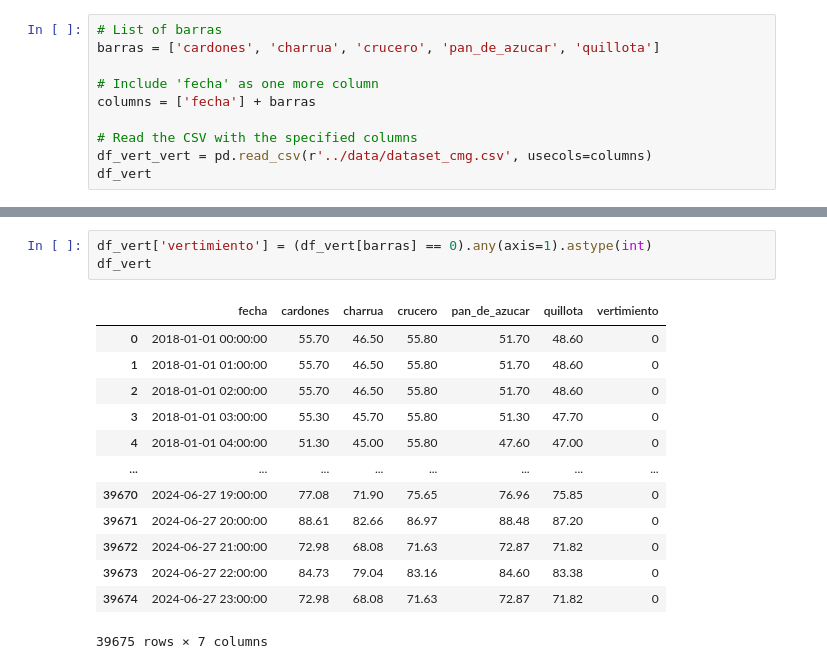
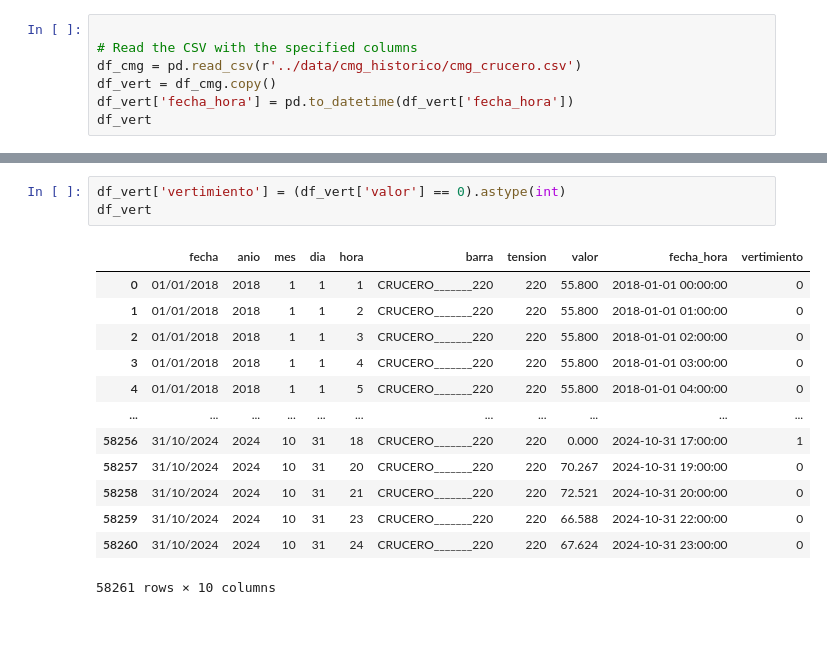
Before and after one commit to N-Sotelo98/INF3813-1-Deep-learning-avanzado, a Jupyter notebook: notebooks/etl_dataset.ipynb, the cells around one changed output, grey strips where cells are left out. Drawn from its saved outputs; the diff is of its cells as text; blank space fills up the shorter version.

```diff
--- a/notebooks/etl_dataset.ipynb
+++ b/notebooks/etl_dataset.ipynb
@@ -4,11 +5,8 @@ import numpy as np
 # %%
-# List of barras
-barras = ['cardones', 'charrua', 'crucero', 'pan_de_azucar', 'quillota']
-
-# Include 'fecha' as one more column
-columns = ['fecha'] + barras
 
 # Read the CSV with the specified columns
-df_vert_vert = pd.read_csv(r'../data/dataset_cmg.csv', usecols=columns)
+df_cmg = pd.read_csv(r'../data/cmg_historico/cmg_crucero.csv')
+df_vert = df_cmg.copy()
+df_vert['fecha_hora'] = pd.to_datetime(df_vert['fecha_hora'])
 df_vert
 # %% [output]
@@ -28,17 +38,17 @@ df_vert
 # %%
-df_vert['vertimiento'] = (df_vert[barras] == 0).any(axis=1).astype(int)
+df_vert['vertimiento'] = (df_vert['valor'] == 0).astype(int)
 df_vert
 # %% [output]
-|  | fecha | cardones | charrua | crucero | pan_de_azucar | quillota | vertimiento |
-| 0 | 2018-01-01 00:00:00 | 55.70 | 46.50 | 55.80 | 51.70 | 48.60 | 0 |
-| 1 | 2018-01-01 01:00:00 | 55.70 | 46.50 | 55.80 | 51.70 | 48.60 | 0 |
-| 2 | 2018-01-01 02:00:00 | 55.70 | 46.50 | 55.80 | 51.70 | 48.60 | 0 |
-| 3 | 2018-01-01 03:00:00 | 55.30 | 45.70 | 55.80 | 51.30 | 47.70 | 0 |
-| 4 | 2018-01-01 04:00:00 | 51.30 | 45.00 | 55.80 | 47.60 | 47.00 | 0 |
-| ... | ... | ... | ... | ... | ... | ... | ... |
-| 39670 | 2024-06-27 19:00:00 | 77.08 | 71.90 | 75.65 | 76.96 | 75.85 | 0 |
-| 39671 | 2024-06-27 20:00:00 | 88.61 | 82.66 | 86.97 | 88.48 | 87.20 | 0 |
-| 39672 | 2024-06-27 21:00:00 | 72.98 | 68.08 | 71.63 | 72.87 | 71.82 | 0 |
-| 39673 | 2024-06-27 22:00:00 | 84.73 | 79.04 | 83.16 | 84.60 | 83.38 | 0 |
-| 39674 | 2024-06-27 23:00:00 | 72.98 | 68.08 | 71.63 | 72.87 | 71.82 | 0 |
+|  | fecha | anio | mes | dia | hora | barra | tension | valor | fecha_hora | vertimiento |
+| 0 | 01/01/2018 | 2018 | 1 | 1 | 1 | CRUCERO_______220 | 220 | 55.800 | 2018-01-01 00:00:00 | 0 |
+| 1 | 01/01/2018 | 2018 | 1 | 1 | 2 | CRUCERO_______220 | 220 | 55.800 | 2018-01-01 01:00:00 | 0 |
+| 2 | 01/01/2018 | 2018 | 1 | 1 | 3 | CRUCERO_______220 | 220 | 55.800 | 2018-01-01 02:00:00 | 0 |
+| 3 | 01/01/2018 | 2018 | 1 | 1 | 4 | CRUCERO_______220 | 220 | 55.800 | 2018-01-01 03:00:00 | 0 |
+| 4 | 01/01/2018 | 2018 | 1 | 1 | 5 | CRUCERO_______220 | 220 | 55.800 | 2018-01-01 04:00:00 | 0 |
+| ... | ... | ... | ... | ... | ... | ... | ... | ... | ... | ... |
+| 58256 | 31/10/2024 | 2024 | 10 | 31 | 18 | CRUCERO_______220 | 220 | 0.000 | 2024-10-31 17:00:00 | 1 |
+| 58257 | 31/10/2024 | 2024 | 10 | 31 | 20 | CRUCERO_______220 | 220 | 70.267 | 2024-10-31 19:00:00 | 0 |
+| 58258 | 31/10/2024 | 2024 | 10 | 31 | 21 | CRUCERO_______220 | 220 | 72.521 | 2024-10-31 20:00:00 | 0 |
+| 58259 | 31/10/2024 | 2024 | 10 | 31 | 23 | CRUCERO_______220 | 220 | 66.588 | 2024-10-31 22:00:00 | 0 |
+| 58260 | 31/10/2024 | 2024 | 10 | 31 | 24 | CRUCERO_______220 | 220 | 67.624 | 2024-10-31 23:00:00 | 0 |
-39675 rows × 7 columns
+58261 rows × 10 columns
```
Also changed, not shown: parts of 25 cells of this notebook, 1 other file.
